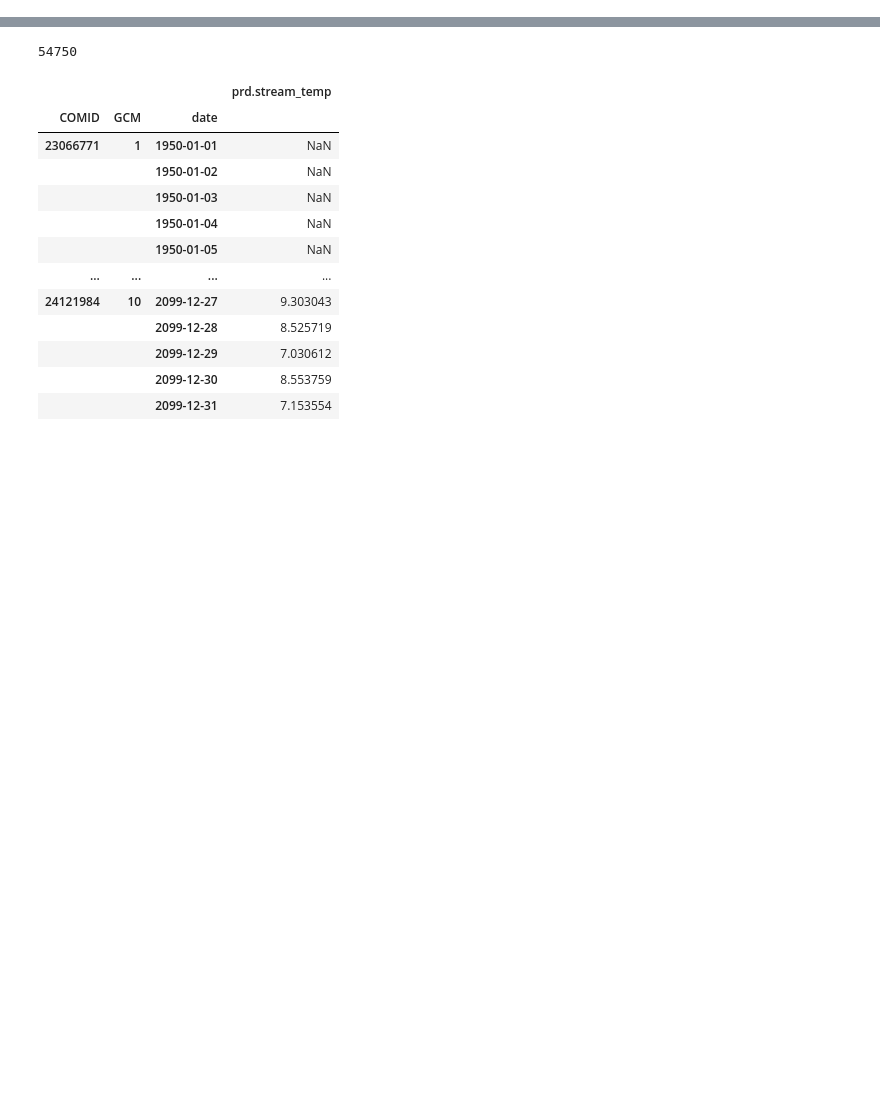
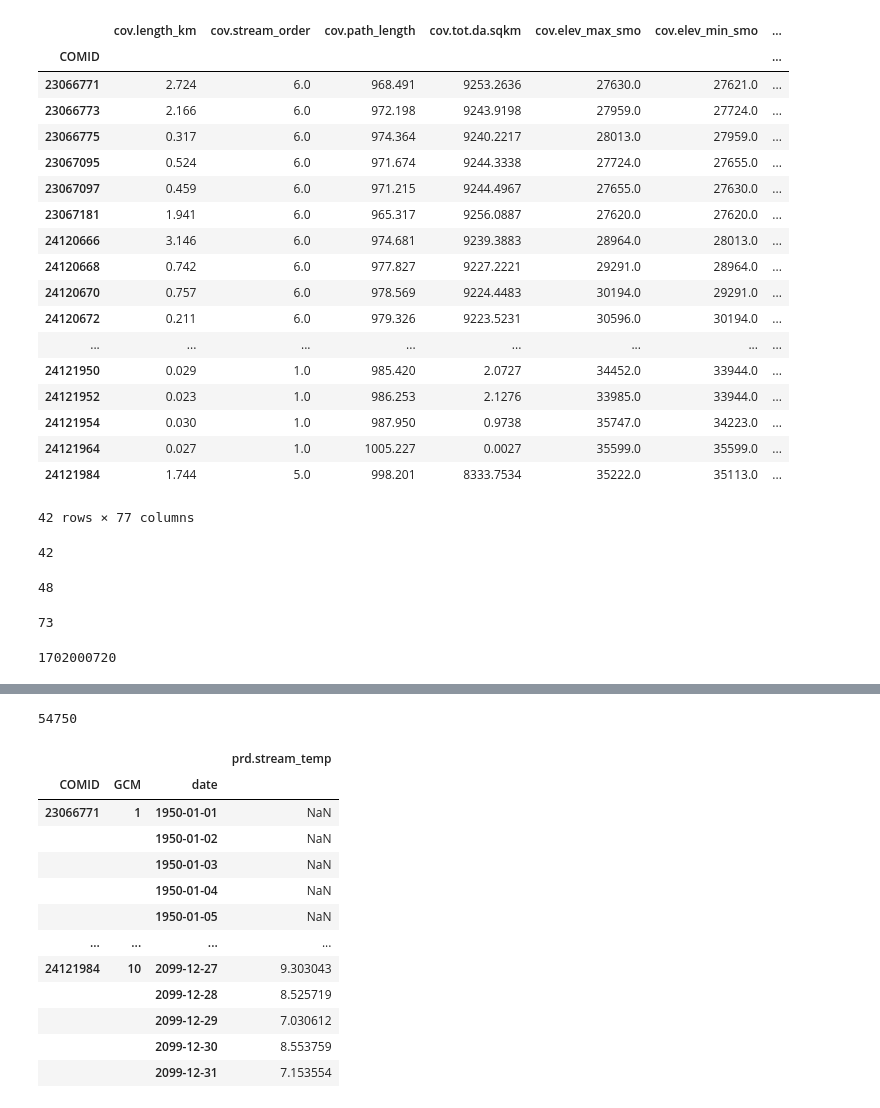
Before and after one commit to uryckid/stream-temperature-predictions, a Jupyter notebook: temp-preds_togpkg_working.ipynb, the cells around one changed output, grey strips where cells are left out. Saved outputs shown, nothing was run; the diff lists cells and outputs as text; code cells hidden in the pictures; blank space fills up the shorter version.

```diff
--- a/temp-preds_togpkg_working.ipynb
+++ b/temp-preds_togpkg_working.ipynb
@@ -128,0 +460,5 @@ predsdf = preds.to_dataframe(dim_order = ['COMID', 'GCM', 'date'])
+# %%
+predsdf = preds.to_dataframe(dim_order = ['COMID', 'GCM', 'date'])
+#predsdf = predsdf.fillna(-9999)
+preds_flat = predsdf.reset_index()
+preds_flat.head
@@ -128,0 +488,2 @@ predsdf = preds.to_dataframe(dim_order = ['COMID', 'GCM', 'date'])
+# %%
+preds_flat.GCM = preds_flat.GCM.map(shortname_dict)
@@ -128,0 +857,3 @@ predsdf = preds.to_dataframe(dim_order = ['COMID', 'GCM', 'date'])
+# %%
+cur_spatial_data = spatial_data_fill.loc[cur_comids_preds]
+len(cur_spatial_data)
@@ -128,0 +1106,38 @@ predsdf = preds.to_dataframe(dim_order = ['COMID', 'GCM', 'date'])
+# %%
+cur_spatial_data
+# %% [output]
+|  | cov.length_km | cov.stream_order | cov.path_length | cov.tot.da.sqkm | cov.elev_max_smo | cov.elev_min_smo | ... |
+| COMID |  |  |  |  |  |  | ... |
+| 23066771 | 2.724 | 6.0 | 968.491 | 9253.2636 | 27630.0 | 27621.0 | ... |
+| 23066773 | 2.166 | 6.0 | 972.198 | 9243.9198 | 27959.0 | 27724.0 | ... |
+| 23066775 | 0.317 | 6.0 | 974.364 | 9240.2217 | 28013.0 | 27959.0 | ... |
+| 23067095 | 0.524 | 6.0 | 971.674 | 9244.3338 | 27724.0 | 27655.0 | ... |
+| 23067097 | 0.459 | 6.0 | 971.215 | 9244.4967 | 27655.0 | 27630.0 | ... |
+| 23067181 | 1.941 | 6.0 | 965.317 | 9256.0887 | 27620.0 | 27620.0 | ... |
+| 24120666 | 3.146 | 6.0 | 974.681 | 9239.3883 | 28964.0 | 28013.0 | ... |
+| 24120668 | 0.742 | 6.0 | 977.827 | 9227.2221 | 29291.0 | 28964.0 | ... |
+| 24120670 | 0.757 | 6.0 | 978.569 | 9224.4483 | 30194.0 | 29291.0 | ... |
+| 24120672 | 0.211 | 6.0 | 979.326 | 9223.5231 | 30596.0 | 30194.0 | ... |
+| ... | ... | ... | ... | ... | ... | ... | ... |
+| 24121950 | 0.029 | 1.0 | 985.420 | 2.0727 | 34452.0 | 33944.0 | ... |
+| 24121952 | 0.023 | 1.0 | 986.253 | 2.1276 | 33985.0 | 33944.0 | ... |
+| 24121954 | 0.030 | 1.0 | 987.950 | 0.9738 | 35747.0 | 34223.0 | ... |
+| 24121964 | 0.027 | 1.0 | 1005.227 | 0.0027 | 35599.0 | 35599.0 | ... |
+| 24121984 | 1.744 | 5.0 | 998.201 | 8333.7534 | 35222.0 | 35113.0 | ... |
+42 rows × 77 columns
+# %%
+len(cur_spatial_data)
+# %% [output]
+42
+# %%
+len(df_fill_set)
+# %% [output]
+48
+# %%
+len(df_set)
+# %% [output]
+73
+# %%
+huc
+# %% [output]
+1702000720
```
Also changed, not shown: parts of 213 cells of this notebook.
